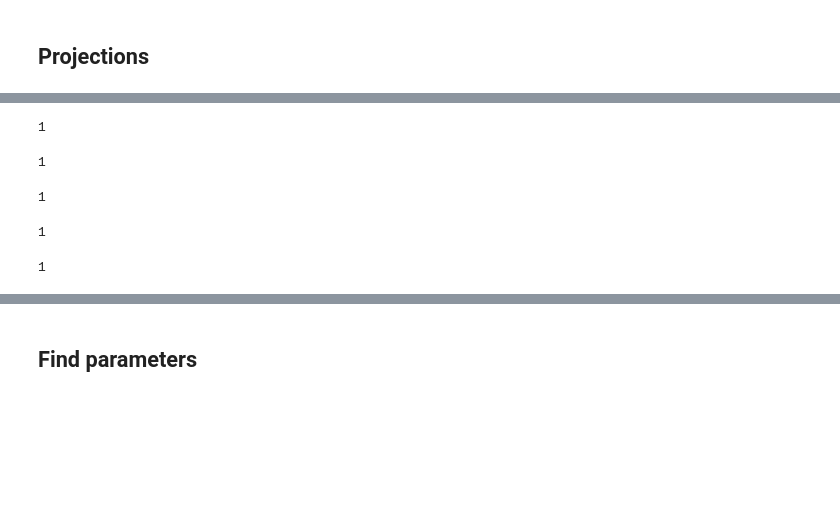
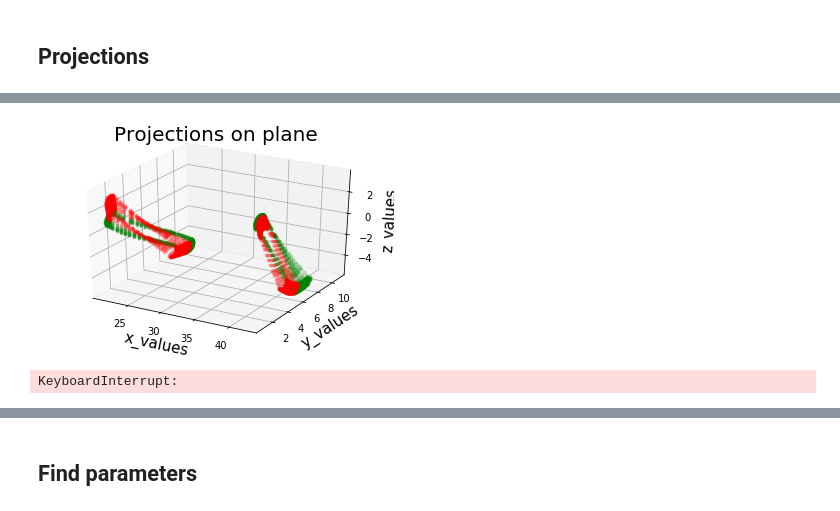
Before and after one commit to PaulineMauryL/PropellerProject, a Jupyter notebook: main.ipynb, the cells around one changed output, grey strips where cells are left out. Cells and saved outputs as stored; diff of their text form; code cells hidden in the pictures; blank space fills up the shorter version.

```diff
--- a/main.ipynb
+++ b/main.ipynb
@@ -77,16 +56,8 @@ len(segments["points"])
 # %%
-len(proj_up)
-len(proj_down)
+plot_all_projections(proj_up, proj_down)
 # %% [output]
-1
-1
+[figure, added]
-# %%
-len(couples)
-# %% [output]
-1
-# %%
-len(down)
-len(up)
-# %% [output]
-1
-1
+# %%
+down, up = couple_all_planes(proj_down, proj_up, nb_seg)
+# %% [output]
+KeyboardInterrupt:
```
Also changed, not shown: parts of 18 cells of this notebook, 5 other files.
